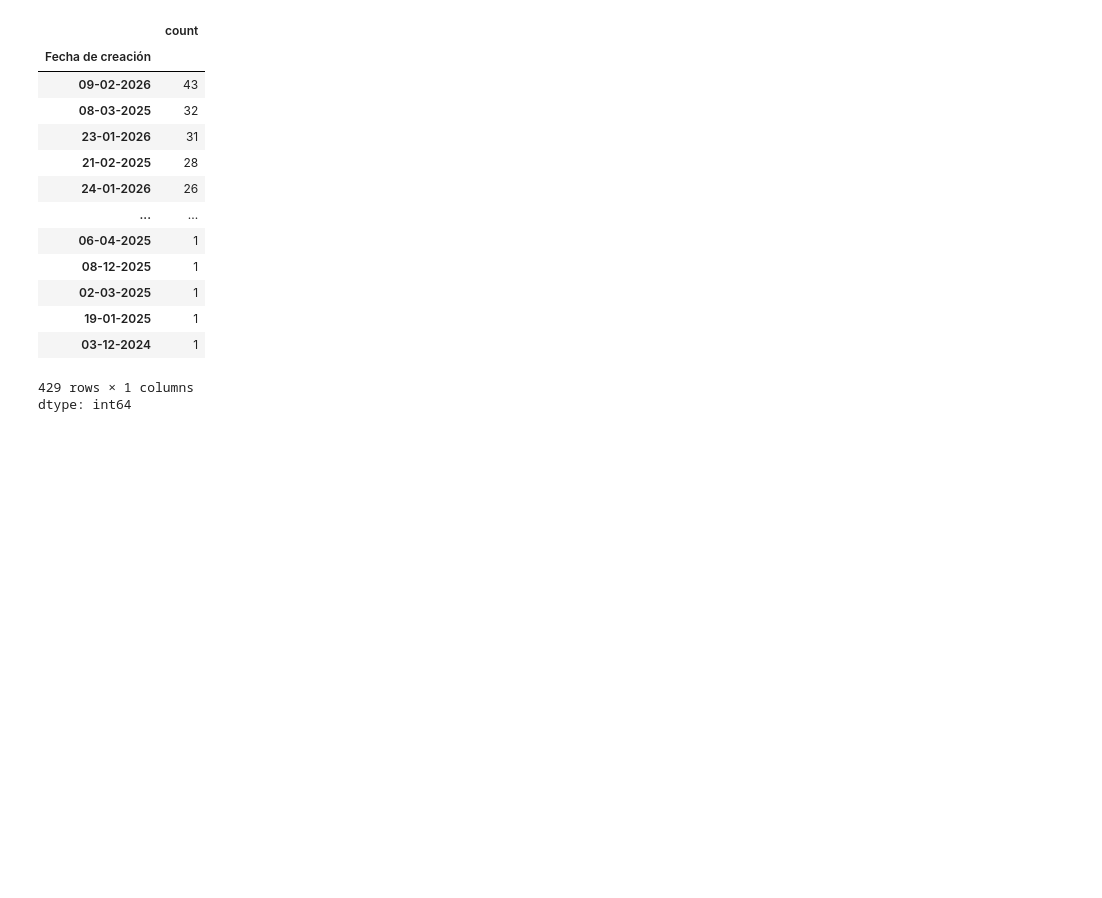
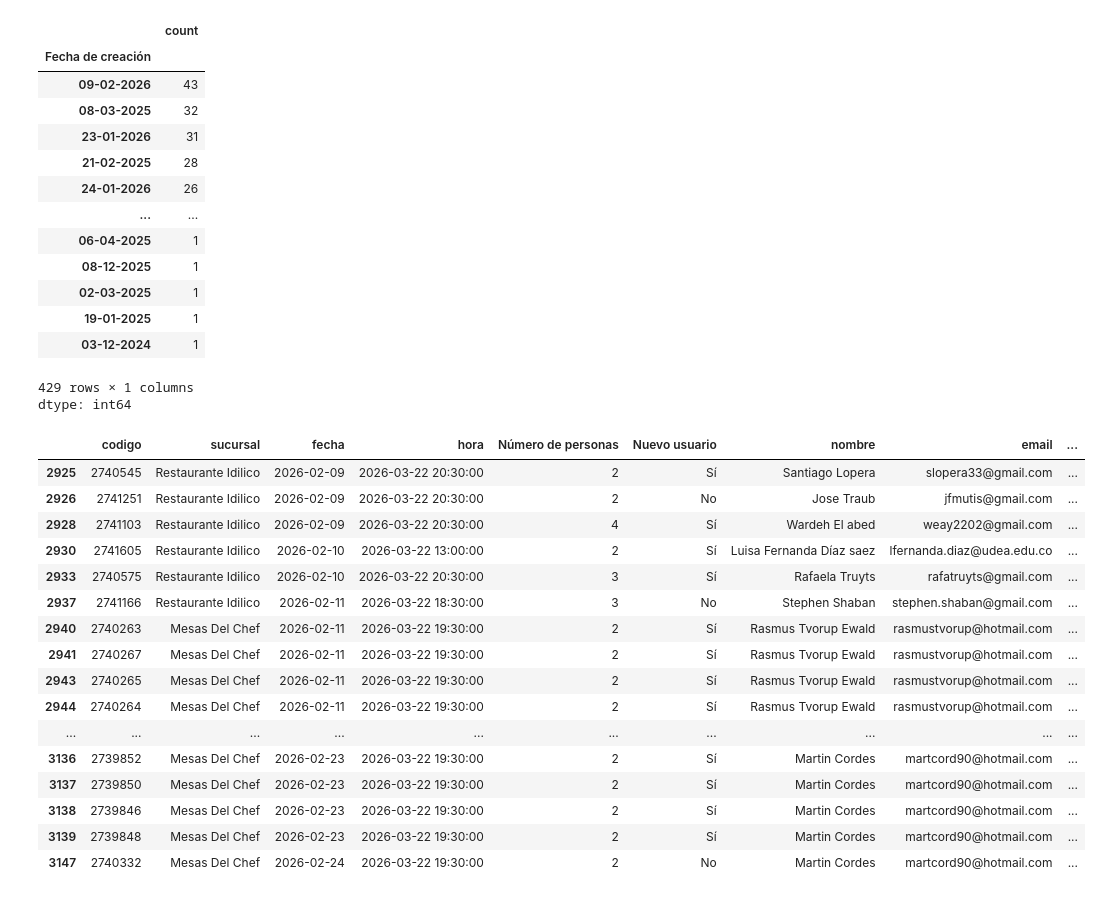
Before and after one commit to salazarcristian1014/restaurant-cancelation-project, a Jupyter notebook: notebooks/01_data_cleaning_and_optimization.ipynb, the cells around one changed output. Saved outputs shown, nothing was run; the diff lists cells and outputs as text; code cells hidden in the pictures; blank space fills up the shorter version.

```diff
--- a/notebooks/01_data_cleaning_and_optimization.ipynb
+++ b/notebooks/01_data_cleaning_and_optimization.ipynb
@@ -783,3 +798,29 @@ df['Fecha de creación'].value_counts()
 | 03-12-2024 | 1 |
 429 rows × 1 columns
 dtype: int64
+# %%
+# Vaya problema tenemos aqui, al parecer tendremos que ir revisando dia por dia ya que por ejemplo el dia "09-02-2026" aparece como si hubieran
+# hecho 43 reservas lo cual no tiene sentido logico, al mirar que tipo de reservas tenemos vemos varias reservas repetidas lo que haremos
+# Sera buscar esos nombres median su email que estan repetidos y dejaremos solo uno y eliminaremos el resto de registros.
+# We’ve run into quite a problem here. It looks like we’ll have to review the data day by day. For example, on '09-02-2026',
+# there are 43 bookings recorded, which makes no logical sense. After checking the records, we found several duplicates.
+#To fix this, we will identify repeated guests by their email and keep only one entry, removing all other duplicate records.
+df[ df['Fecha de creación'] == '09-02-2026' ]
+# %% [output]
+|  | codigo | sucursal | fecha | hora | Número de personas | Nuevo usuario | nombre | email | ... |
+| 2925 | 2740545 | Restaurante Idilico | 2026-02-09 | 2026-03-22 20:30:00 | 2 | Sí | Santiago Lopera | slopera33@gmail.com | ... |
+| 2926 | 2741251 | Restaurante Idilico | 2026-02-09 | 2026-03-22 20:30:00 | 2 | No | Jose Traub | jfmutis@gmail.com | ... |
+| 2928 | 2741103 | Restaurante Idilico | 2026-02-09 | 2026-03-22 20:30:00 | 4 | Sí | Wardeh El abed | weay2202@gmail.com | ... |
+| 2930 | 2741605 | Restaurante Idilico | 2026-02-10 | 2026-03-22 13:00:00 | 2 | Sí | Luisa Fernanda Díaz saez | lfernanda.diaz@udea.edu.co | ... |
+| 2933 | 2740575 | Restaurante Idilico | 2026-02-10 | 2026-03-22 20:30:00 | 3 | Sí | Rafaela Truyts | rafatruyts@gmail.com | ... |
+| 2937 | 2741166 | Restaurante Idilico | 2026-02-11 | 2026-03-22 18:30:00 | 3 | No | Stephen Shaban | stephen.shaban@gmail.com | ... |
+| 2940 | 2740263 | Mesas Del Chef | 2026-02-11 | 2026-03-22 19:30:00 | 2 | Sí | Rasmus Tvorup Ewald | rasmustvorup@hotmail.com | ... |
+| 2941 | 2740267 | Mesas Del Chef | 2026-02-11 | 2026-03-22 19:30:00 | 2 | Sí | Rasmus Tvorup Ewald | rasmustvorup@hotmail.com | ... |
+| 2943 | 2740265 | Mesas Del Chef | 2026-02-11 | 2026-03-22 19:30:00 | 2 | Sí | Rasmus Tvorup Ewald | rasmustvorup@hotmail.com | ... |
+| 2944 | 2740264 | Mesas Del Chef | 2026-02-11 | 2026-03-22 19:30:00 | 2 | Sí | Rasmus Tvorup Ewald | rasmustvorup@hotmail.com | ... |
+| ... | ... | ... | ... | ... | ... | ... | ... | ... | ... |
+| 3136 | 2739852 | Mesas Del Chef | 2026-02-23 | 2026-03-22 19:30:00 | 2 | Sí | Martin Cordes | martcord90@hotmail.com | ... |
+| 3137 | 2739850 | Mesas Del Chef | 2026-02-23 | 2026-03-22 19:30:00 | 2 | Sí | Martin Cordes | martcord90@hotmail.com | ... |
+| 3138 | 2739846 | Mesas Del Chef | 2026-02-23 | 2026-03-22 19:30:00 | 2 | Sí | Martin Cordes | martcord90@hotmail.com | ... |
+| 3139 | 2739848 | Mesas Del Chef | 2026-02-23 | 2026-03-22 19:30:00 | 2 | Sí | Martin Cordes | martcord90@hotmail.com | ... |
+| 3147 | 2740332 | Mesas Del Chef | 2026-02-24 | 2026-03-22 19:30:00 | 2 | No | Martin Cordes | martcord90@hotmail.com | ... |
```
Also changed, not shown: parts of 27 cells of this notebook.
